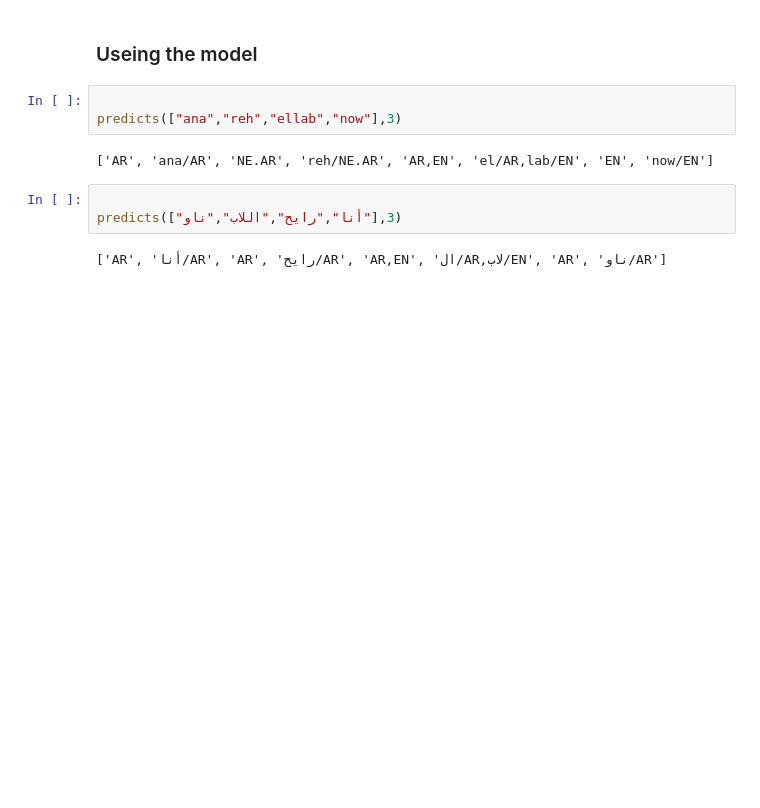
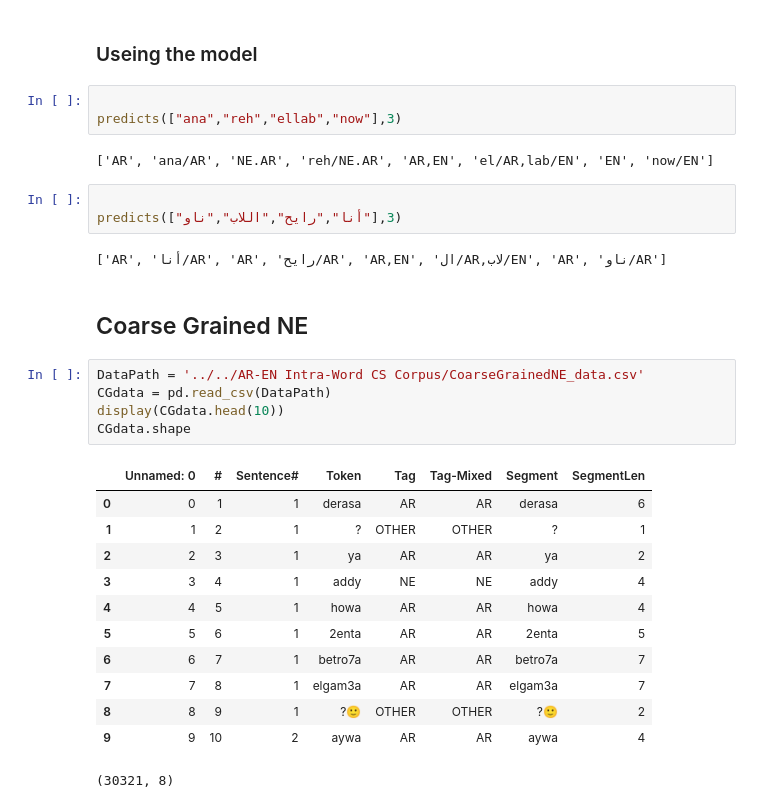
Before and after one commit to islammesabah/Subword-Level-Language-Identification-for-Arabic-English-Intra-Word-Code-Switching, a Jupyter notebook: Models/Character BiLSTM model/Character Bidirectional LSTM Model.ipynb, the cells around one changed output. Cells and saved outputs as stored; diff of their text form; blank space fills up the shorter version.

Commit message:
Coarse Grained NE

```diff
--- a/Models/Character BiLSTM model/Character Bidirectional LSTM Model.ipynb
+++ b/Models/Character BiLSTM model/Character Bidirectional LSTM Model.ipynb
@@ -1218,3 +1227,23 @@ predicts(["ana","reh","ellab","now"],3)
 predicts(["أنا","رايح","اللاب","ناو"],3)
 # %% [output]
 ['AR', 'أنا/AR', 'AR', 'رايح/AR', 'AR,EN', 'ال/AR,لاب/EN', 'AR', 'ناو/AR']
+# %% [markdown]
+## Coarse Grained NE
+# %%
+DataPath = '../../AR-EN Intra-Word CS Corpus/CoarseGrainedNE_data.csv'
+CGdata = pd.read_csv(DataPath)
+display(CGdata.head(10))
+CGdata.shape
+# %% [output]
+|  | Unnamed: 0 | # | Sentence# | Token | Tag | Tag-Mixed | Segment | SegmentLen |
+| 0 | 0 | 1 | 1 | derasa | AR | AR | derasa | 6 |
+| 1 | 1 | 2 | 1 | ? | OTHER | OTHER | ? | 1 |
+| 2 | 2 | 3 | 1 | ya | AR | AR | ya | 2 |
+| 3 | 3 | 4 | 1 | addy | NE | NE | addy | 4 |
+| 4 | 4 | 5 | 1 | howa | AR | AR | howa | 4 |
+| 5 | 5 | 6 | 1 | 2enta | AR | AR | 2enta | 5 |
+| 6 | 6 | 7 | 1 | betro7a | AR | AR | betro7a | 7 |
+| 7 | 7 | 8 | 1 | elgam3a | AR | AR | elgam3a | 7 |
+| 8 | 8 | 9 | 1 | ?🙂 | OTHER | OTHER | ?🙂 | 2 |
+| 9 | 9 | 10 | 2 | aywa | AR | AR | aywa | 4 |
+(30321, 8)
```
Also changed, not shown: parts of 21 cells of this notebook, 26 other files.
